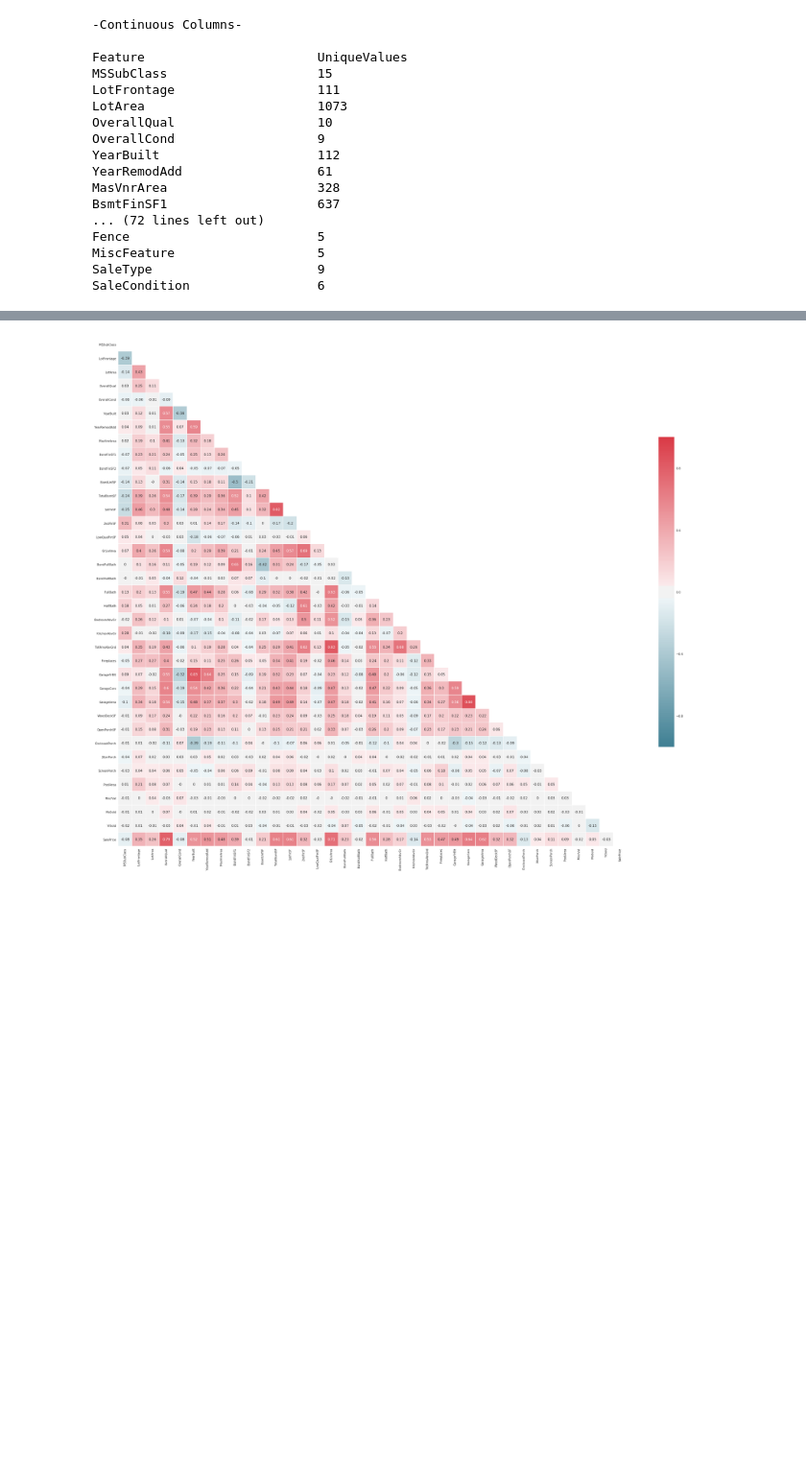
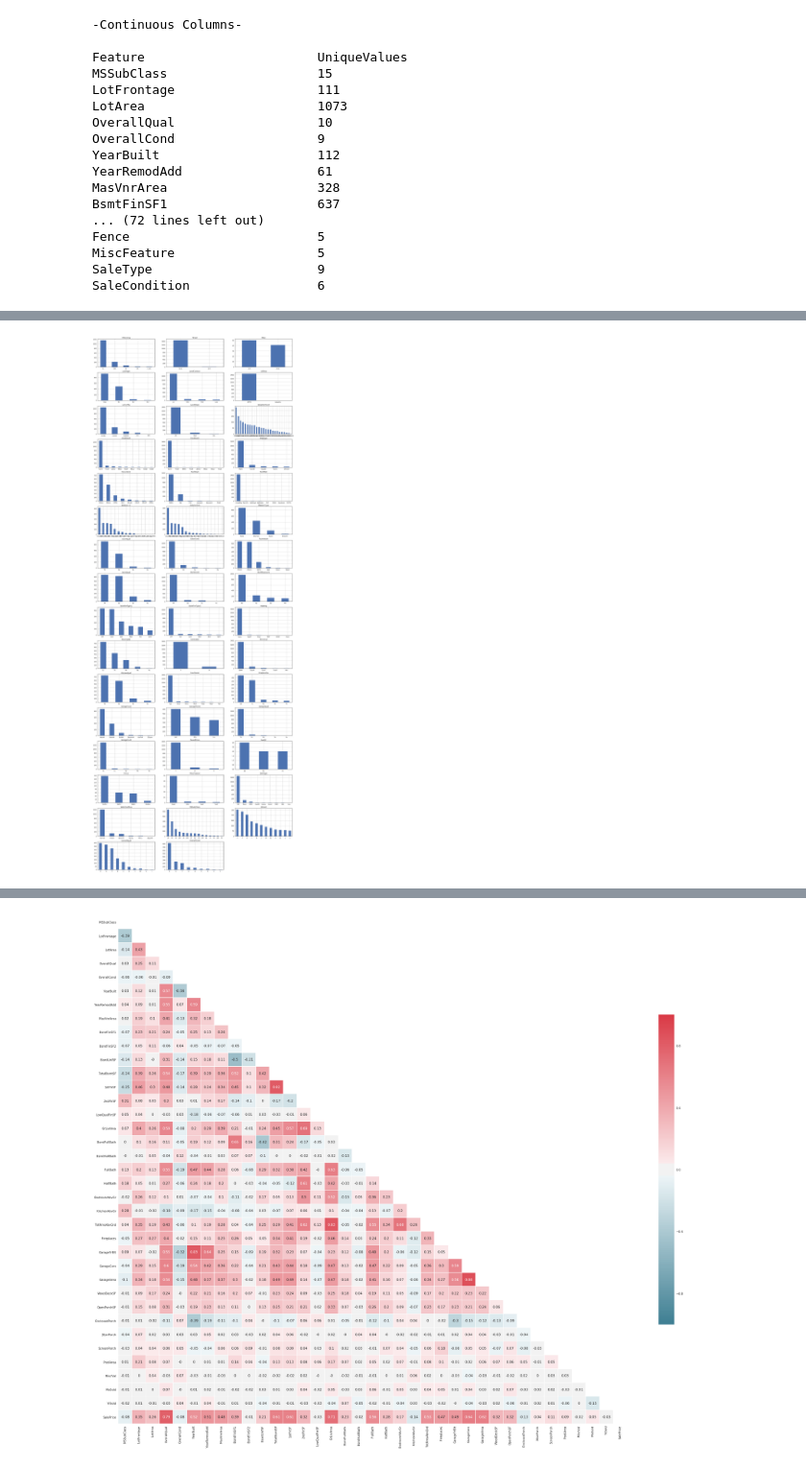
Before and after one commit to IsaacDempsey/HousingPrices, a Jupyter notebook: HousingPrices.ipynb, the cells around one changed output, grey strips where cells are left out. Shown at 96% size. Saved outputs shown, nothing was run; the diff lists cells and outputs as text; code cells hidden in the pictures; blank space fills up the shorter version.

```diff
--- a/HousingPrices.ipynb
+++ b/HousingPrices.ipynb
@@ -111,0 +302,17 @@ SaleCondition                 6
+# %%
+# Plot bar plots for all the categorical features
+# Shape of categorical datasets is as follows:
+fig, axes = plt.subplots(nrows=16, ncols=3, figsize=(25,70))
+fig.subplots_adjust(hspace = 0.2)
+
+axes_list = [item for sublist in axes for item in sublist]
+
+for feature in categorical_features:
+    ax = axes_list.pop(0)
+    df[feature].value_counts().plot(kind='bar', ax=ax, grid=True, rot=1)
+    ax.set_title(feature)
+
+for ax in axes_list:
+    ax.remove()
+# %% [output]
+[figure, added]
```
Also changed, not shown: parts of 32 cells of this notebook.
